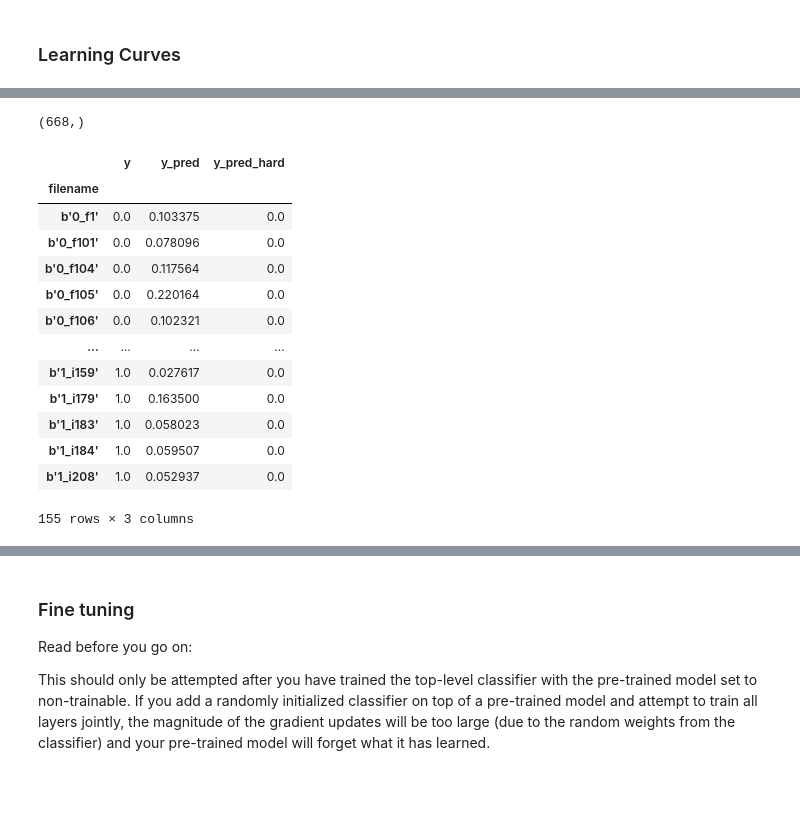
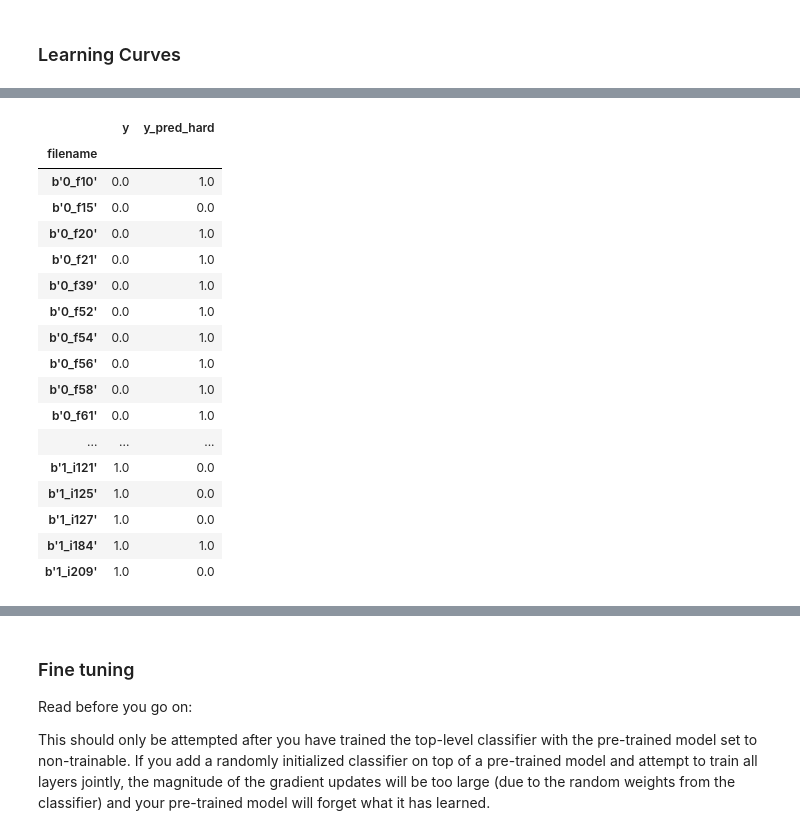
Before and after one commit to loukra/Respiratory_Disease_Classification, a Jupyter notebook: ResNet50_Transfer_Learning.ipynb, the cells around one changed output, grey strips where cells are left out. Saved outputs shown, nothing was run; the diff lists cells and outputs as text; code cells hidden in the pictures; blank space fills up the shorter version.

```diff
--- a/ResNet50_Transfer_Learning.ipynb
+++ b/ResNet50_Transfer_Learning.ipynb
@@ -132,10 +282,9 @@ prediction_layer = tf.keras.layers.Dense(1, activation='sigmoid')
 ### Build a model
 # %%
 inputs = tf.keras.Input(shape=(IMG_SHAPE))
-x = data_augmentation(inputs)
-x = preprocess_input(x)
+x = preprocess_input(inputs)
 x = base_model(x, training=False)
 x = global_average_layer(x)
-x = tf.keras.layers.Dropout(0.2)(x)
+x = tf.keras.layers.Dropout(0.3)(x)
 outputs = prediction_layer(x)
 model = tf.keras.Model(inputs, outputs)
@@ -144,10 +305,27 @@ model = tf.keras.Model(inputs, outputs)
 # %%
 #Compile the model before training it. Since there are two classes,
 #use tf.keras.losses.BinaryCrossentropy loss with from_logits=True since the model provides a linear output.
-base_learning_rate = 0.0001
-model.compile(optimizer=tf.keras.optimizers.Adam(learning_rate=base_learning_rate),
-              loss=tf.keras.losses.BinaryCrossentropy(from_logits=False),
-              metrics=['accuracy'])
+base_learning_rate = 0.00002
+
+lr_schedule = keras.optimizers.schedules.ExponentialDecay(
+    initial_learning_rate=base_learning_rate,
+    decay_steps=batch_size * 5,
+    decay_rate=0.9,
+    staircase = False)
+
+def get_lr_metric(optimizer):
+    def lr(y_true, y_pred):
+        return optimizer._decayed_lr(tf.float32)
+    return lr
+
+optimizer = keras.optimizers.Adam(learning_rate=lr_schedule)
+lr_metric = get_lr_metric(optimizer)
+
+
+
+model.compile(optimizer=optimizer,
+              loss=tf.keras.losses.BinaryCrossentropy(),
+              metrics=['accuracy', lr_metric])
 # %%
 model.summary()
 # %% [output]
@@ -185,5 +351,6 @@ initial accuracy: 0.25
 # %%
+initial_epochs = 30
 history = model.fit(train_ds,
                     epochs=initial_epochs,
-                    validation_data=val_ds)
+                    validation_data=val_ds, class_weight=class_weights, steps_per_epoch= train_size // batch_size, callbacks = [stopper])
 # %% [output]
@@ -246,3 +413,0 @@ y_pred = model.predict(val_ds)
-# %%
-for x,y in val_ds.as_numpy_iterator():
-    print(y)
@@ -288,8 +433 @@ array([0, 0, 0, 0, 0, 0, 0, 0, 0, 0, 0, 0, 0, 0, 0, 0, 0, 0, 0, 0, 0, 0,
-# %%
-
-y_pred = model.predict(val_ds)
-y_pred = y_pred.squeeze(-1)
-y_pred.shape
-# %% [output]
-(668,)
 # %%
@@ -298,24 +436,29 @@ names = val_files.numpy()
 # %%
 
 df = pd.DataFrame([names, y, y_pred], index = ['filename', 'y', 'y_pred']).T
-df_patient = df.groupby('filename').mean()
-df_patient['y_pred_hard'] = df_patient['y_pred'].round()
+df['y_pred_hard'] = df['y_pred'].astype(float).round()
+df_patient = df.groupby('filename')['y','y_pred_hard'].agg(pd.Series.mean).round()
+df.sort_values('filename')
 df_patient
 # %% [output]
-|  | y | y_pred | y_pred_hard |
-| filename |  |  |  |
-| b'0_f1' | 0.0 | 0.103375 | 0.0 |
-| b'0_f101' | 0.0 | 0.078096 | 0.0 |
-| b'0_f104' | 0.0 | 0.117564 | 0.0 |
-| b'0_f105' | 0.0 | 0.220164 | 0.0 |
-| b'0_f106' | 0.0 | 0.102321 | 0.0 |
-| ... | ... | ... | ... |
-| b'1_i159' | 1.0 | 0.027617 | 0.0 |
-| b'1_i179' | 1.0 | 0.163500 | 0.0 |
-| b'1_i183' | 1.0 | 0.058023 | 0.0 |
-| b'1_i184' | 1.0 | 0.059507 | 0.0 |
-| b'1_i208' | 1.0 | 0.052937 | 0.0 |
+|  | y | y_pred_hard |
+| filename |  |  |
+| b'0_f10' | 0.0 | 1.0 |
+| b'0_f15' | 0.0 | 0.0 |
+| b'0_f20' | 0.0 | 1.0 |
+| b'0_f21' | 0.0 | 1.0 |
+| b'0_f39' | 0.0 | 1.0 |
+| b'0_f52' | 0.0 | 1.0 |
+| b'0_f54' | 0.0 | 1.0 |
+| b'0_f56' | 0.0 | 1.0 |
+| b'0_f58' | 0.0 | 1.0 |
+| b'0_f61' | 0.0 | 1.0 |
+| ... | ... | ... |
+| b'1_i121' | 1.0 | 0.0 |
+| b'1_i125' | 1.0 | 0.0 |
+| b'1_i127' | 1.0 | 0.0 |
+| b'1_i184' | 1.0 | 1.0 |
+| b'1_i209' | 1.0 | 0.0 |
-155 rows × 3 columns
 # %%
 confusion_matrix(df_patient.y, df_patient.y_pred_hard)
 # %% [output]
```
Also changed, not shown: parts of 32 cells of this notebook, 3 other files.
